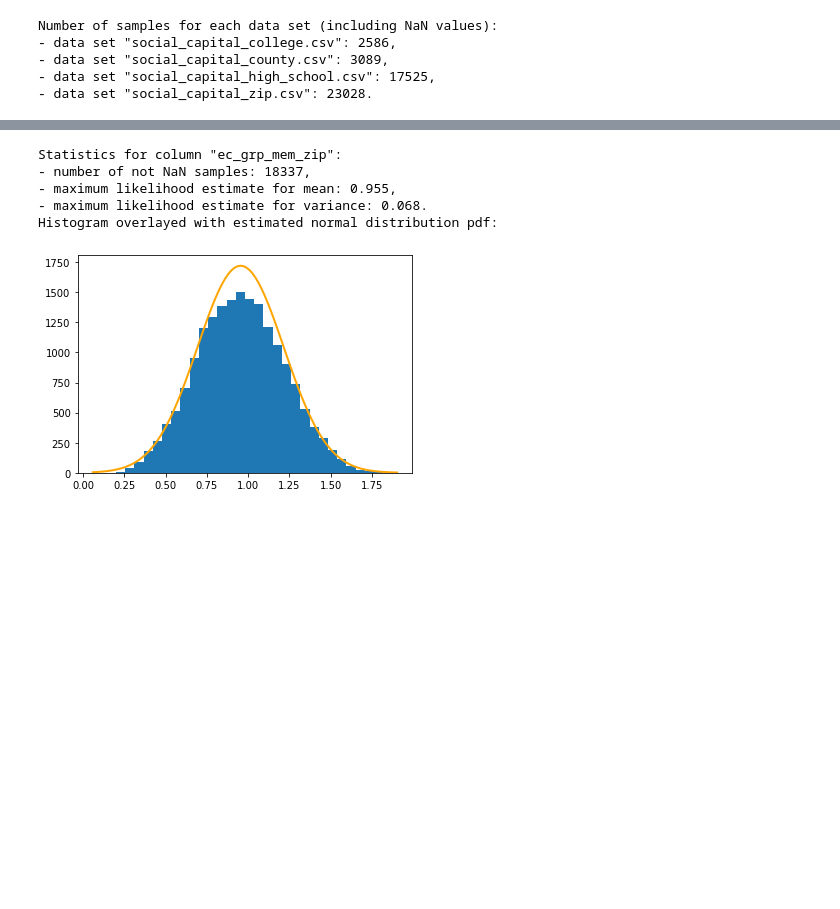
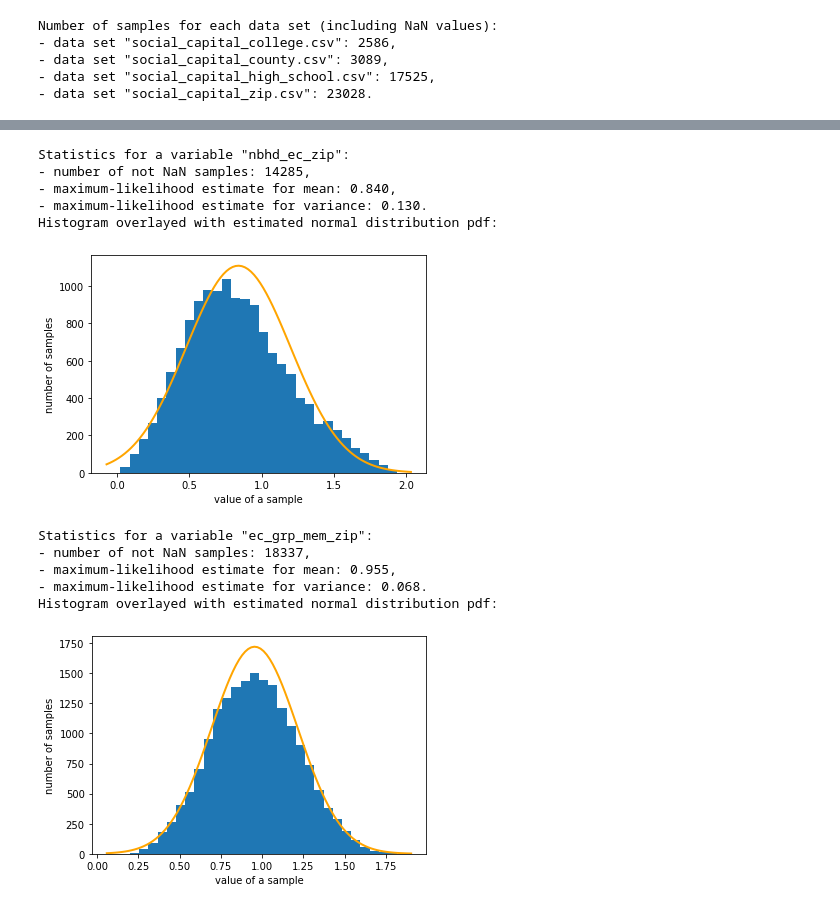
Before and after one commit to xmihol00/deep_learning, a Jupyter notebook: variable_check.ipynb, the cells around one changed output, grey strips where cells are left out. Saved outputs shown, nothing was run; the diff lists cells and outputs as text; code cells hidden in the pictures; blank space fills up the shorter version.

```diff
--- a/variable_check.ipynb
+++ b/variable_check.ipynb
@@ -45,9 +59,18 @@ Number of samples for each data set (including NaN values):
+# %%
+stats_for_variable(sc_zip_df, "nbhd_ec_zip")
+# %% [output]
+Statistics for a variable "nbhd_ec_zip":
+- number of not NaN samples: 14285,
+- maximum-likelihood estimate for mean: 0.840,
+- maximum-likelihood estimate for variance: 0.130.
+Histogram overlayed with estimated normal distribution pdf:
+[figure, added]
 # %%
-stats_for_column(sc_zip_df, "ec_grp_mem_zip")
+stats_for_variable(sc_zip_df, "ec_grp_mem_zip")
 # %% [output]
-Statistics for column "ec_grp_mem_zip":
+Statistics for a variable "ec_grp_mem_zip":
 - number of not NaN samples: 18337,
-- maximum likelihood estimate for mean: 0.955,
-- maximum likelihood estimate for variance: 0.068.
+- maximum-likelihood estimate for mean: 0.955,
+- maximum-likelihood estimate for variance: 0.068.
 Histogram overlayed with estimated normal distribution pdf:
-[figure, old version]
+[figure, new version]
```
Also changed, not shown: parts of 11 cells of this notebook, 1 other file.
